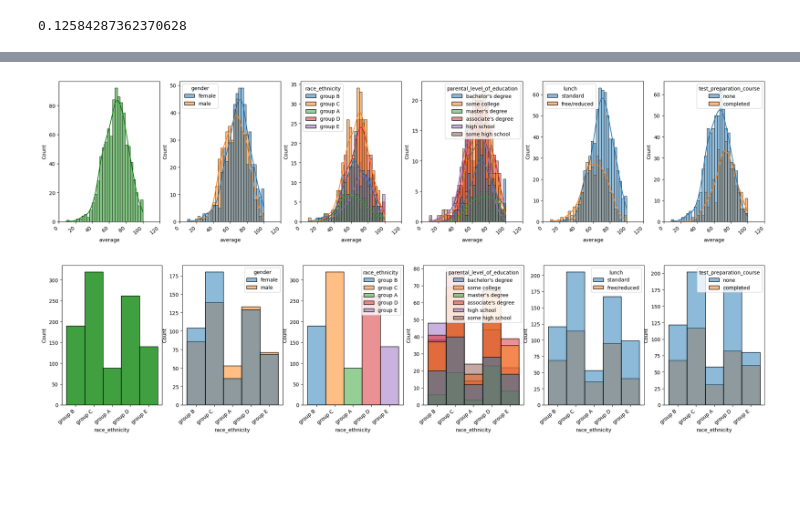
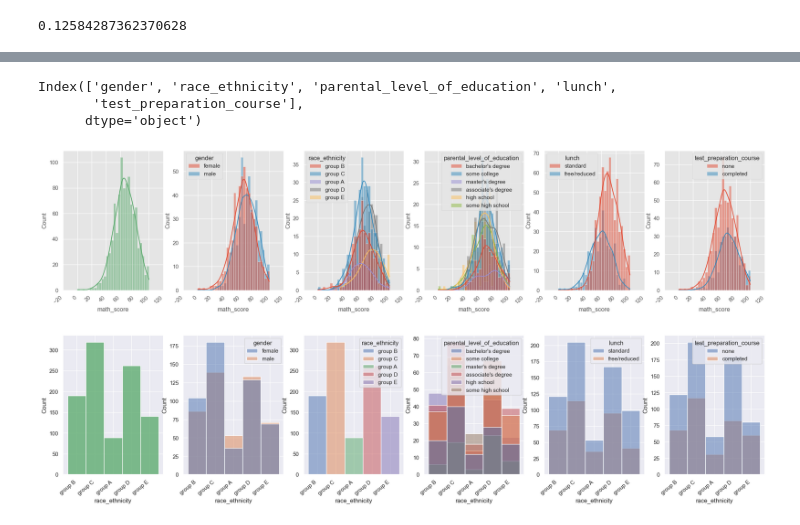
Before and after one commit to badutka/ml-app, a Jupyter notebook: research/validation.ipynb, the cells around one changed output, grey strips where cells are left out. Drawn from its saved outputs; the diff is of its cells as text; code cells hidden in the pictures; blank space fills up the shorter version.

Commit message:
added new distribution plotting function

```diff
--- a/research/validation.ipynb
+++ b/research/validation.ipynb
@@ -105,3 +105,5 @@ df['average'].skew()
 df['average'].kurt()
 # %% [output]
 0.12584287362370628
+# %%
+df = df.drop(['total_score', 'average'], axis=1)
@@ -111,0 +130,32 @@ plot_features(df)
+# %%
+import matplotlib.pyplot as plt
+import seaborn as sns
+# sns.set()
+plt.style.use('ggplot')
+# %%
+def histograms_across_feats(df: pd.DataFrame, column: str):
+    """
+    Function that plots histograms of a given column data (with kde for numerical data) across other CATEGORICAL features and their respective groups
+
+    :param df: Pandas DataFrame - data to be plotted on histograms or pie charts
+    :param column: str, name of the DataFrame column to be plotted
+    :return: None
+    """
+
+    def rotate_xticklabels(axs):
+        axs.set_xticks(axs.get_xticks())
+        axs.set_xticklabels(axs.get_xticklabels(), rotation=40, ha="right")
+
+    kde = bool(is_numeric(df[column]))
+    cat_feats = get_cat_cols(df)
+
+    fig, axs = plt.subplots(1, len(cat_feats) + 1, figsize=(25, 5))
+
+    sns.histplot(data=df, x=column, bins=30, kde=kde, ax=axs[0], color='g')
+    rotate_xticklabels(axs[0])
+
+    for i, col in enumerate(cat_feats):
+        sns.histplot(data=df, x=column, bins=30, kde=kde, ax=axs[i + 1], hue=col)
+        rotate_xticklabels(axs[i + 1])
+
+    plt.show()
@@ -112,8 +164,11 @@ plot_features(df)
 # %%
-histograms_across_feats(df, column='average')
+histograms_across_feats(df, column='math_score')
 # %% [output]
+Index(['gender', 'race_ethnicity', 'parental_level_of_education', 'lunch',
+       'test_preparation_course'],
+      dtype='object')
-[figure, old version]
+[figure, new version]
 # %%
 histograms_across_feats(df, column='race_ethnicity')
 # %% [output]
-[figure, old version]
+[figure, new version]
```
Also changed, not shown: parts of 13 cells of this notebook.
